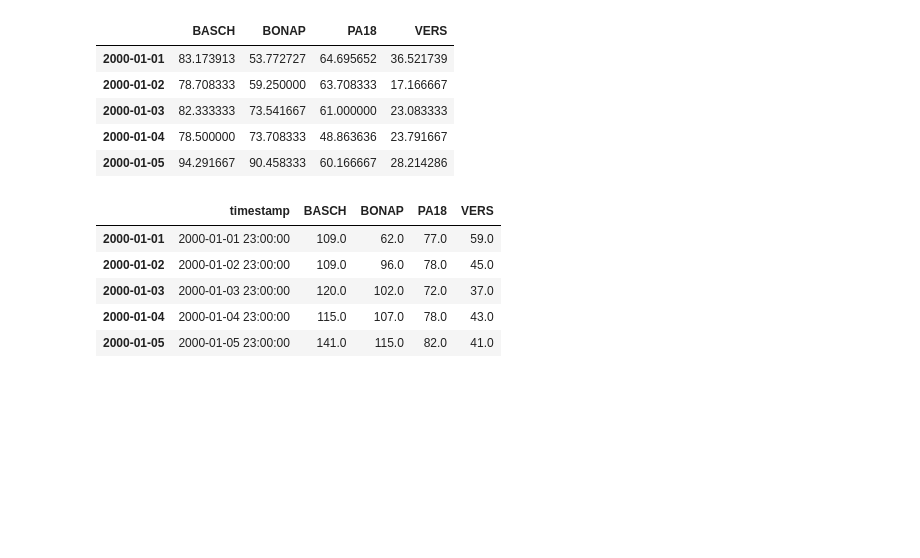
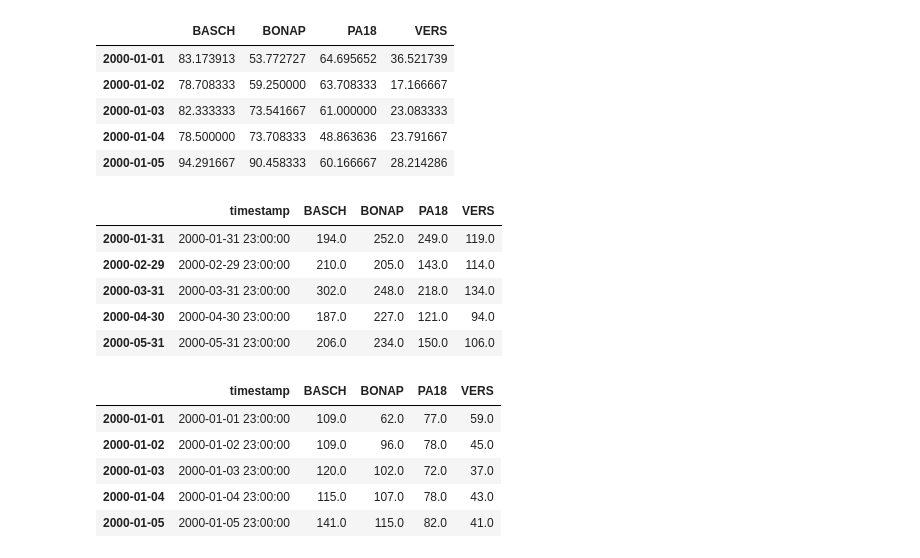
Before and after one commit to pwsafrica/material_notebooks, a Jupyter notebook: Day9_Pandas/Lecture/Day9_Pandas.ipynb, the cells around one changed output. Drawn from its saved outputs; the diff is of its cells as text; code cells hidden in the pictures; blank space fills up the shorter version.

```diff
--- a/Day9_Pandas/Lecture/Day9_Pandas.ipynb
+++ b/Day9_Pandas/Lecture/Day9_Pandas.ipynb
@@ -607,6 +637,15 @@ time_df.resample('D').mean().head()
 | 2000-01-03 | 82.333333 | 73.541667 | 61.000000 | 23.083333 |
 | 2000-01-04 | 78.500000 | 73.708333 | 48.863636 | 23.791667 |
 | 2000-01-05 | 94.291667 | 90.458333 | 60.166667 | 28.214286 |
+# %%
+time_df.resample('M').max().head()
+# %% [output]
+|  | timestamp | BASCH | BONAP | PA18 | VERS |
+| 2000-01-31 | 2000-01-31 23:00:00 | 194.0 | 252.0 | 249.0 | 119.0 |
+| 2000-02-29 | 2000-02-29 23:00:00 | 210.0 | 205.0 | 143.0 | 114.0 |
+| 2000-03-31 | 2000-03-31 23:00:00 | 302.0 | 248.0 | 218.0 | 134.0 |
+| 2000-04-30 | 2000-04-30 23:00:00 | 187.0 | 227.0 | 121.0 | 94.0 |
+| 2000-05-31 | 2000-05-31 23:00:00 | 206.0 | 234.0 | 150.0 | 106.0 |
 # %%
 time_df.resample('D').max().head()
 # %% [output]
```
Also changed, not shown: parts of 6 cells of this notebook, 3 other files.
